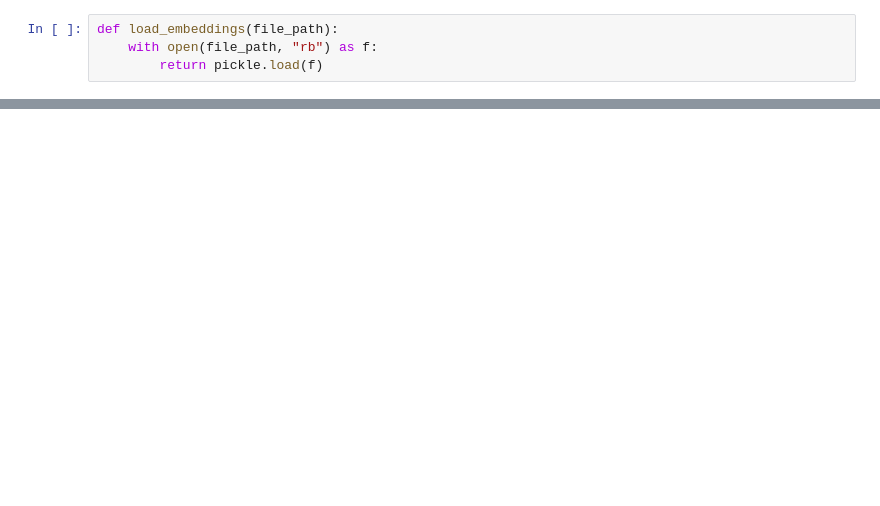
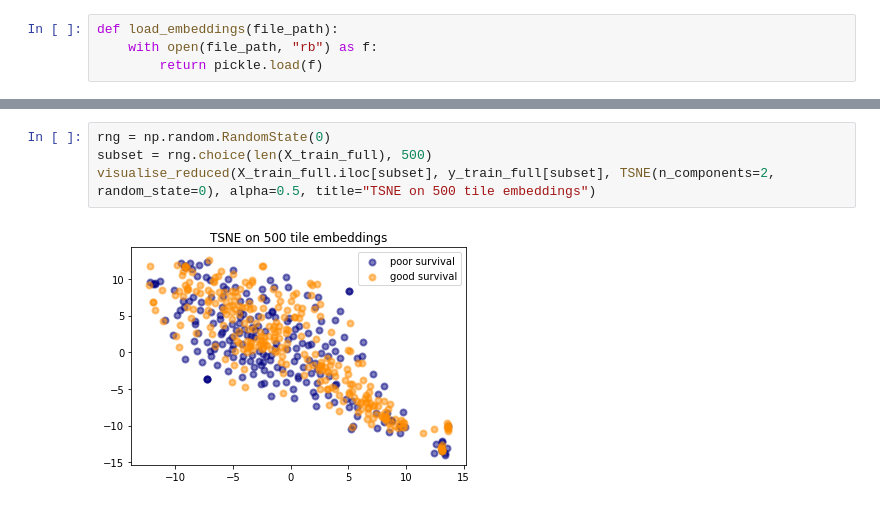
Before and after one commit to treigerm/honours, a Jupyter notebook: notebooks/Analysis.ipynb, the cells around one changed output, grey strips where cells are left out. Drawn from its saved outputs; the diff is of its cells as text; blank space fills up the shorter version.

```diff
--- a/notebooks/Analysis.ipynb
+++ b/notebooks/Analysis.ipynb
@@ -66,0 +148,6 @@ rf.score(X_val, y_val)
+# %%
+rng = np.random.RandomState(0)
+subset = rng.choice(len(X_train_full), 500)
+visualise_reduced(X_train_full.iloc[subset], y_train_full[subset], TSNE(n_components=2, random_state=0), alpha=0.5, title="TSNE on 500 tile embeddings")
+# %% [output]
+[figure, added]
```
Also changed, not shown: parts of 39 cells of this notebook, 1 other file.
